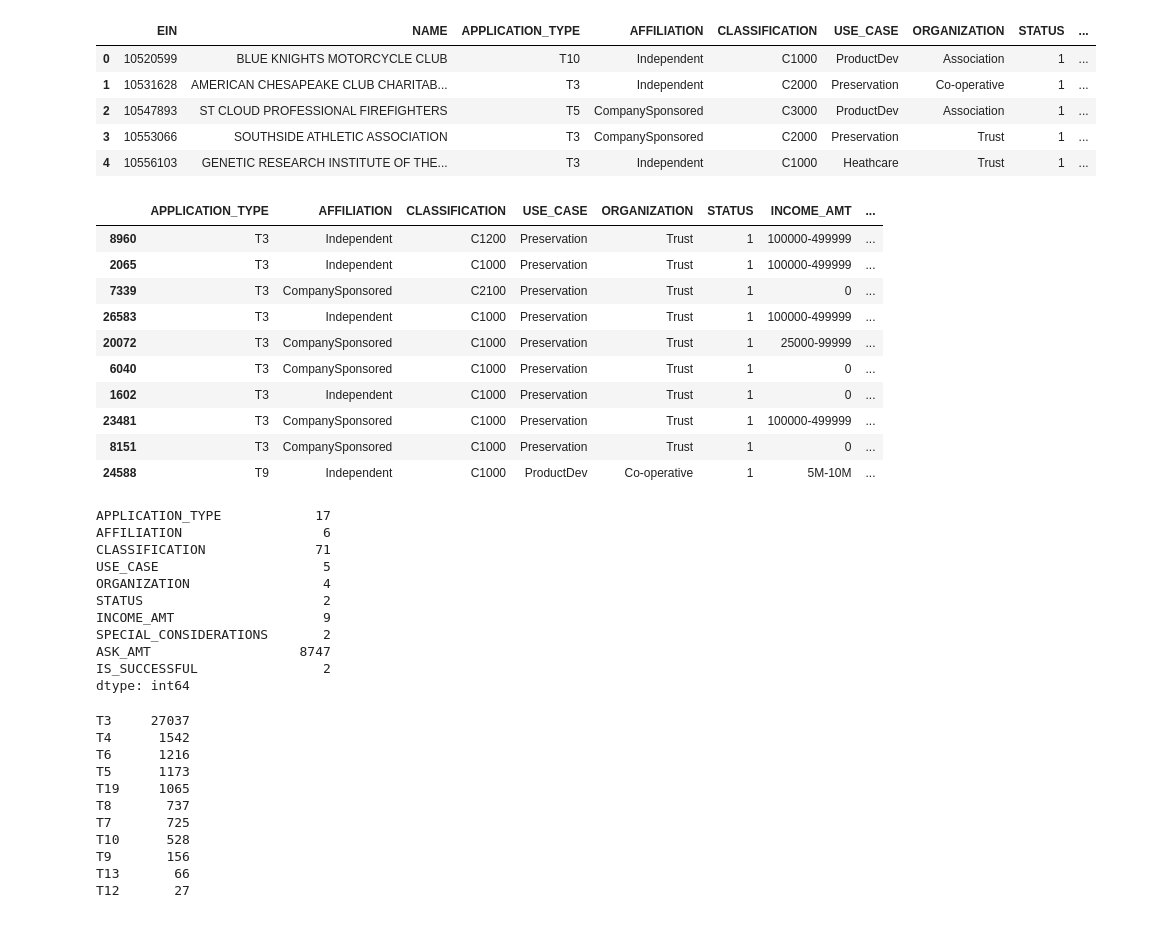
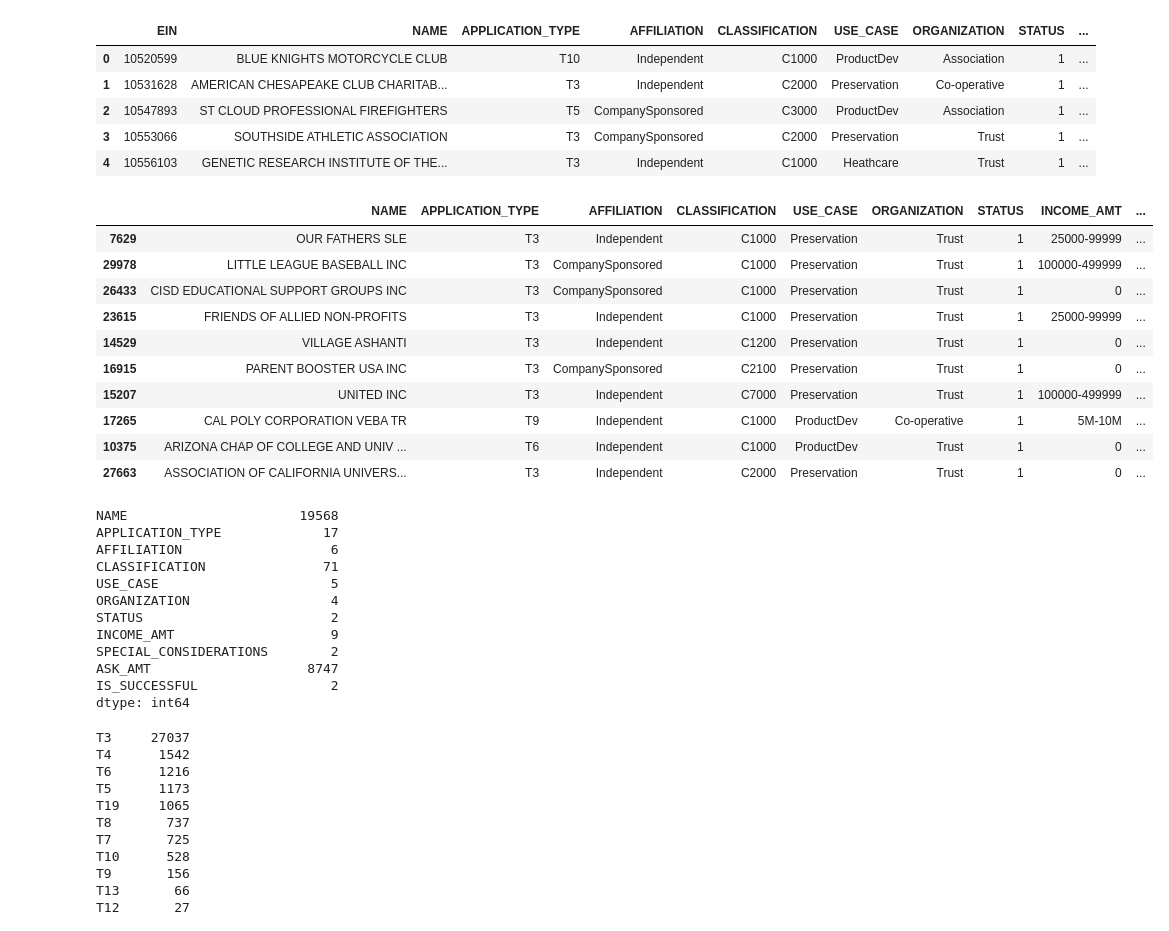
Before and after one commit to Gavin-Toole/Module_21_Deep-Learning-Challenge, a Jupyter notebook: Deep Learning Challenge/AlphabetSoupCharity_Optimization.ipynb, the cells around one changed output. Saved outputs shown, nothing was run; the diff lists cells and outputs as text; code cells hidden in the pictures.

```diff
--- a/Deep Learning Challenge/AlphabetSoupCharity_Optimization.ipynb
+++ b/Deep Learning Challenge/AlphabetSoupCharity_Optimization.ipynb
@@ -38,34 +38,35 @@ application_df.head()
 | 4 | 10556103 | GENETIC RESEARCH INSTITUTE OF THE... | T3 | Independent | C1000 | Heathcare | Trust | 1 | ... |
 # %%
 # Drop the non-beneficial ID columns, 'EIN' and 'NAME'.
-application_df = application_df.drop(columns=["EIN", "NAME"], axis=1)
+application_df = application_df.drop(columns=["EIN"], axis=1)
 application_df.sample(10)
 # %% [output]
-|  | APPLICATION_TYPE | AFFILIATION | CLASSIFICATION | USE_CASE | ORGANIZATION | STATUS | INCOME_AMT | ... |
-| 8960 | T3 | Independent | C1200 | Preservation | Trust | 1 | 100000-499999 | ... |
-| 2065 | T3 | Independent | C1000 | Preservation | Trust | 1 | 100000-499999 | ... |
-| 7339 | T3 | CompanySponsored | C2100 | Preservation | Trust | 1 | 0 | ... |
-| 26583 | T3 | Independent | C1000 | Preservation | Trust | 1 | 100000-499999 | ... |
-| 20072 | T3 | CompanySponsored | C1000 | Preservation | Trust | 1 | 25000-99999 | ... |
-| 6040 | T3 | CompanySponsored | C1000 | Preservation | Trust | 1 | 0 | ... |
-| 1602 | T3 | Independent | C1000 | Preservation | Trust | 1 | 0 | ... |
-| 23481 | T3 | CompanySponsored | C1000 | Preservation | Trust | 1 | 100000-499999 | ... |
-| 8151 | T3 | CompanySponsored | C1000 | Preservation | Trust | 1 | 0 | ... |
-| 24588 | T9 | Independent | C1000 | ProductDev | Co-operative | 1 | 5M-10M | ... |
+|  | NAME | APPLICATION_TYPE | AFFILIATION | CLASSIFICATION | USE_CASE | ORGANIZATION | STATUS | INCOME_AMT | ... |
+| 7629 | OUR FATHERS SLE | T3 | Independent | C1000 | Preservation | Trust | 1 | 25000-99999 | ... |
+| 29978 | LITTLE LEAGUE BASEBALL INC | T3 | CompanySponsored | C1000 | Preservation | Trust | 1 | 100000-499999 | ... |
+| 26433 | CISD EDUCATIONAL SUPPORT GROUPS INC | T3 | CompanySponsored | C1000 | Preservation | Trust | 1 | 0 | ... |
+| 23615 | FRIENDS OF ALLIED NON-PROFITS | T3 | Independent | C1000 | Preservation | Trust | 1 | 25000-99999 | ... |
+| 14529 | VILLAGE ASHANTI | T3 | Independent | C1200 | Preservation | Trust | 1 | 0 | ... |
+| 16915 | PARENT BOOSTER USA INC | T3 | CompanySponsored | C2100 | Preservation | Trust | 1 | 0 | ... |
+| 15207 | UNITED INC | T3 | Independent | C7000 | Preservation | Trust | 1 | 100000-499999 | ... |
+| 17265 | CAL POLY CORPORATION VEBA TR | T9 | Independent | C1000 | ProductDev | Co-operative | 1 | 5M-10M | ... |
+| 10375 | ARIZONA CHAP OF COLLEGE AND UNIV ... | T6 | Independent | C1000 | ProductDev | Trust | 1 | 0 | ... |
+| 27663 | ASSOCIATION OF CALIFORNIA UNIVERS... | T3 | Independent | C2000 | Preservation | Trust | 1 | 0 | ... |
 # %%
 # Determine the number of unique values in each column.
 application_df.nunique()
 # %% [output]
-APPLICATION_TYPE            17
-AFFILIATION                  6
-CLASSIFICATION              71
-USE_CASE                     5
-ORGANIZATION                 4
-STATUS                       2
-INCOME_AMT                   9
-SPECIAL_CONSIDERATIONS       2
-ASK_AMT                   8747
-IS_SUCCESSFUL                2
+NAME                      19568
+APPLICATION_TYPE             17
+AFFILIATION                   6
+CLASSIFICATION               71
+USE_CASE                      5
+ORGANIZATION                  4
+STATUS                        2
+INCOME_AMT                    9
+SPECIAL_CONSIDERATIONS        2
+ASK_AMT                    8747
+IS_SUCCESSFUL                 2
 dtype: int64
 # %%
 # Look at APPLICATION_TYPE value counts for binning
```
Also changed, not shown: parts of 9 cells of this notebook, 5 other files.
